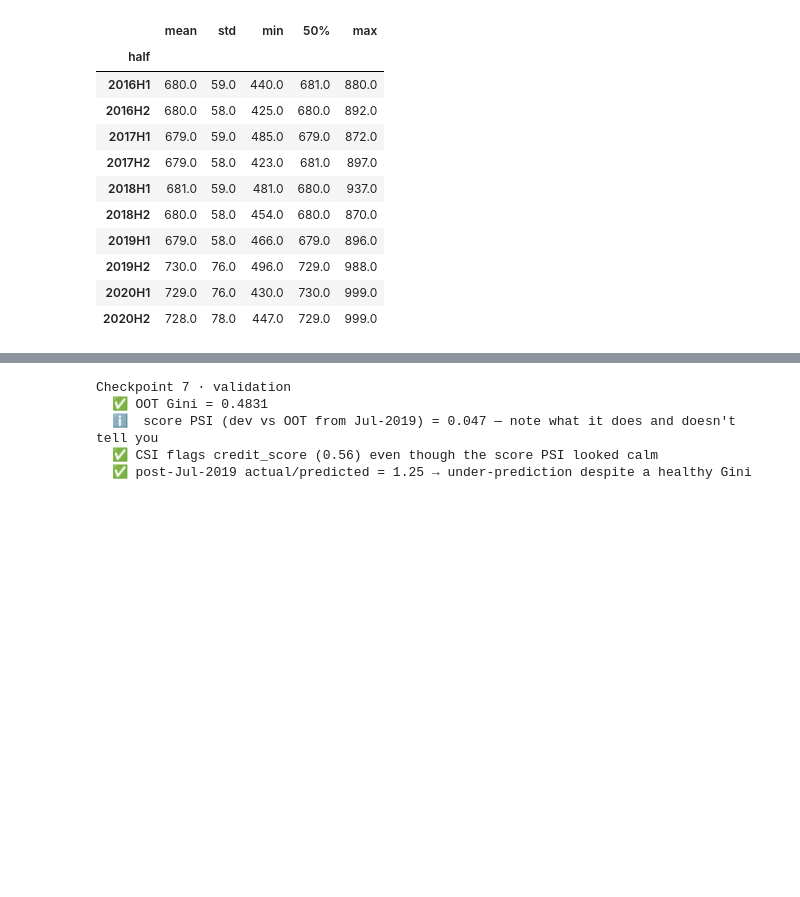
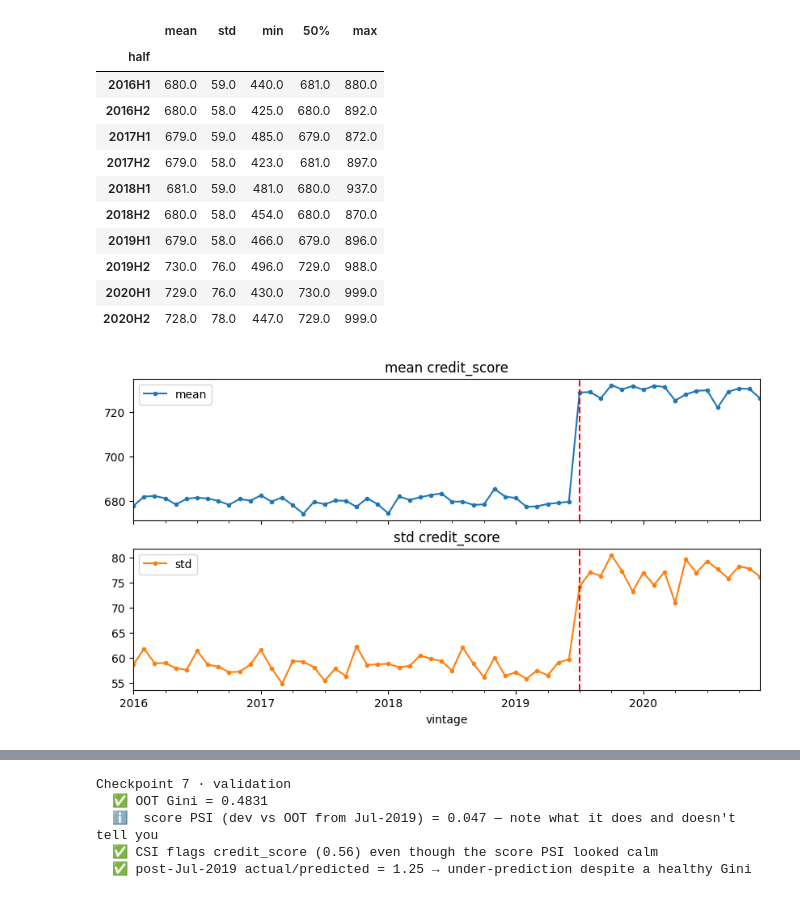
Before and after one commit to S-Azeem/gini_lab, a Jupyter notebook: gini_lab.ipynb, the cells around one changed output, grey strips where cells are left out. Drawn from its saved outputs; the diff is of its cells as text; code cells hidden in the pictures; blank space fills up the shorter version.

```diff
--- a/gini_lab.ipynb
+++ b/gini_lab.ipynb
@@ -955,3 +955,10 @@ L_.groupby("half")["credit_score"].describe()[["mean", "std", "min", "50%", "max
 | 2019H2 | 730.0 | 76.0 | 496.0 | 729.0 | 988.0 |
 | 2020H1 | 729.0 | 76.0 | 430.0 | 730.0 | 999.0 |
 | 2020H2 | 728.0 | 78.0 | 447.0 | 729.0 | 999.0 |
+# %%
+m = loans.groupby("vintage")["credit_score"].agg(["mean", "std"])
+ax = m.plot(subplots=True, figsize=(10, 5), marker=".", title=["mean credit_score", "std credit_score"])
+for a in ax: a.axvline(pd.Period("2019-07", "M"), color="red", ls="--")
+plt.show()
+# %% [output]
+[figure, added]
```
Also changed, not shown: parts of 6 cells of this notebook.
